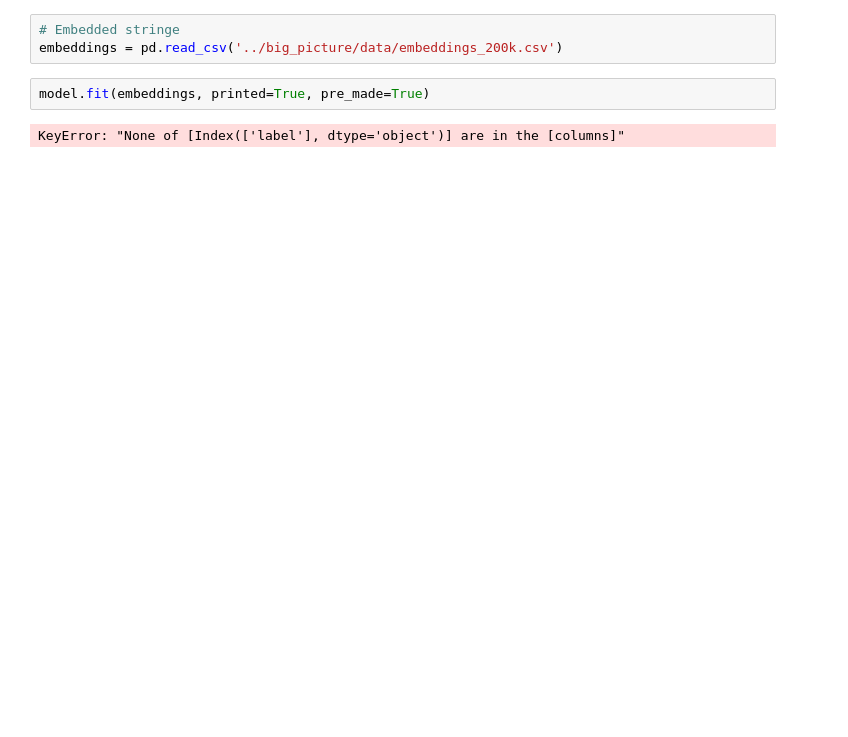
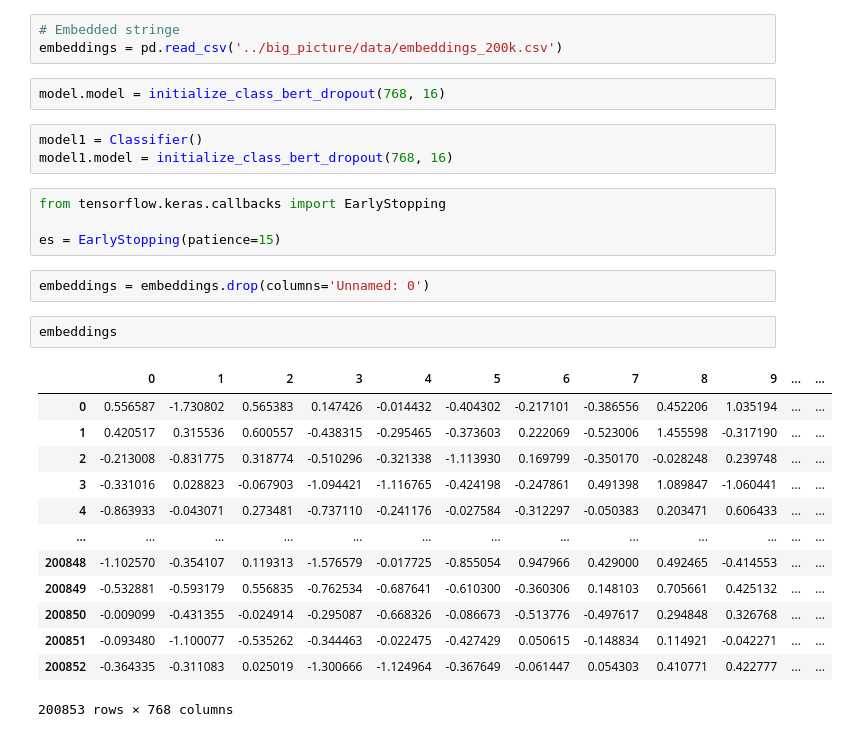
Before and after one commit to archifreitas/big_picture, a Jupyter notebook: notebooks/last_model_freitas.ipynb, the cells around one changed output. Saved outputs shown, nothing was run; the diff lists cells and outputs as text; blank space fills up the shorter version.

```diff
--- a/notebooks/last_model_freitas.ipynb
+++ b/notebooks/last_model_freitas.ipynb
@@ -8,6 +94,29 @@ model = Classifier()
 # Embedded stringe
 embeddings = pd.read_csv('../big_picture/data/embeddings_200k.csv')
 # %%
-model.fit(embeddings, printed=True, pre_made=True)
+model.model = initialize_class_bert_dropout(768, 16)
-# %% [output]
-KeyError: "None of [Index(['label'], dtype='object')] are in the [columns]"
+# %%
+model1 = Classifier()
+model1.model = initialize_class_bert_dropout(768, 16)
+# %%
+from tensorflow.keras.callbacks import EarlyStopping
+
+es = EarlyStopping(patience=15)
+# %%
+embeddings = embeddings.drop(columns='Unnamed: 0')
+# %%
+embeddings
+# %% [output]
+|  | 0 | 1 | 2 | 3 | 4 | 5 | 6 | 7 | 8 | 9 | ... | ... |
+| 0 | 0.556587 | -1.730802 | 0.565383 | 0.147426 | -0.014432 | -0.404302 | -0.217101 | -0.386556 | 0.452206 | 1.035194 | ... | ... |
+| 1 | 0.420517 | 0.315536 | 0.600557 | -0.438315 | -0.295465 | -0.373603 | 0.222069 | -0.523006 | 1.455598 | -0.317190 | ... | ... |
+| 2 | -0.213008 | -0.831775 | 0.318774 | -0.510296 | -0.321338 | -1.113930 | 0.169799 | -0.350170 | -0.028248 | 0.239748 | ... | ... |
+| 3 | -0.331016 | 0.028823 | -0.067903 | -1.094421 | -1.116765 | -0.424198 | -0.247861 | 0.491398 | 1.089847 | -1.060441 | ... | ... |
+| 4 | -0.863933 | -0.043071 | 0.273481 | -0.737110 | -0.241176 | -0.027584 | -0.312297 | -0.050383 | 0.203471 | 0.606433 | ... | ... |
+| ... | ... | ... | ... | ... | ... | ... | ... | ... | ... | ... | ... | ... |
+| 200848 | -1.102570 | -0.354107 | 0.119313 | -1.576579 | -0.017725 | -0.855054 | 0.947966 | 0.429000 | 0.492465 | -0.414553 | ... | ... |
+| 200849 | -0.532881 | -0.593179 | 0.556835 | -0.762534 | -0.687641 | -0.610300 | -0.360306 | 0.148103 | 0.705661 | 0.425132 | ... | ... |
+| 200850 | -0.009099 | -0.431355 | -0.024914 | -0.295087 | -0.668326 | -0.086673 | -0.513776 | -0.497617 | 0.294848 | 0.326768 | ... | ... |
+| 200851 | -0.093480 | -1.100077 | -0.535262 | -0.344463 | -0.022475 | -0.427429 | 0.050615 | -0.148834 | 0.114921 | -0.042271 | ... | ... |
+| 200852 | -0.364335 | -0.311083 | 0.025019 | -1.300666 | -1.124964 | -0.367649 | -0.061447 | 0.054303 | 0.410771 | 0.422777 | ... | ... |
+200853 rows × 768 columns
```
Also changed, not shown: parts of 24 cells of this notebook, 4 other files.
